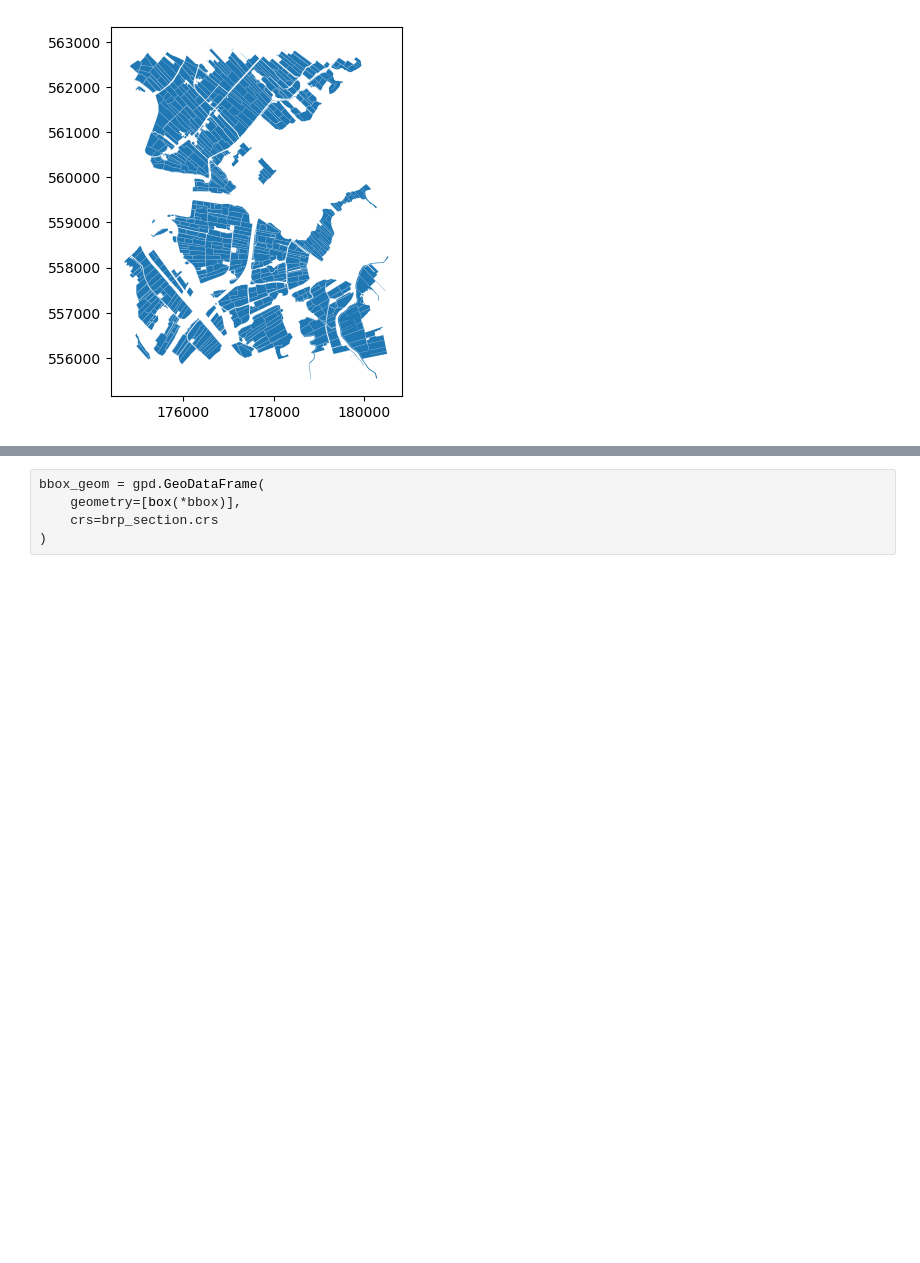
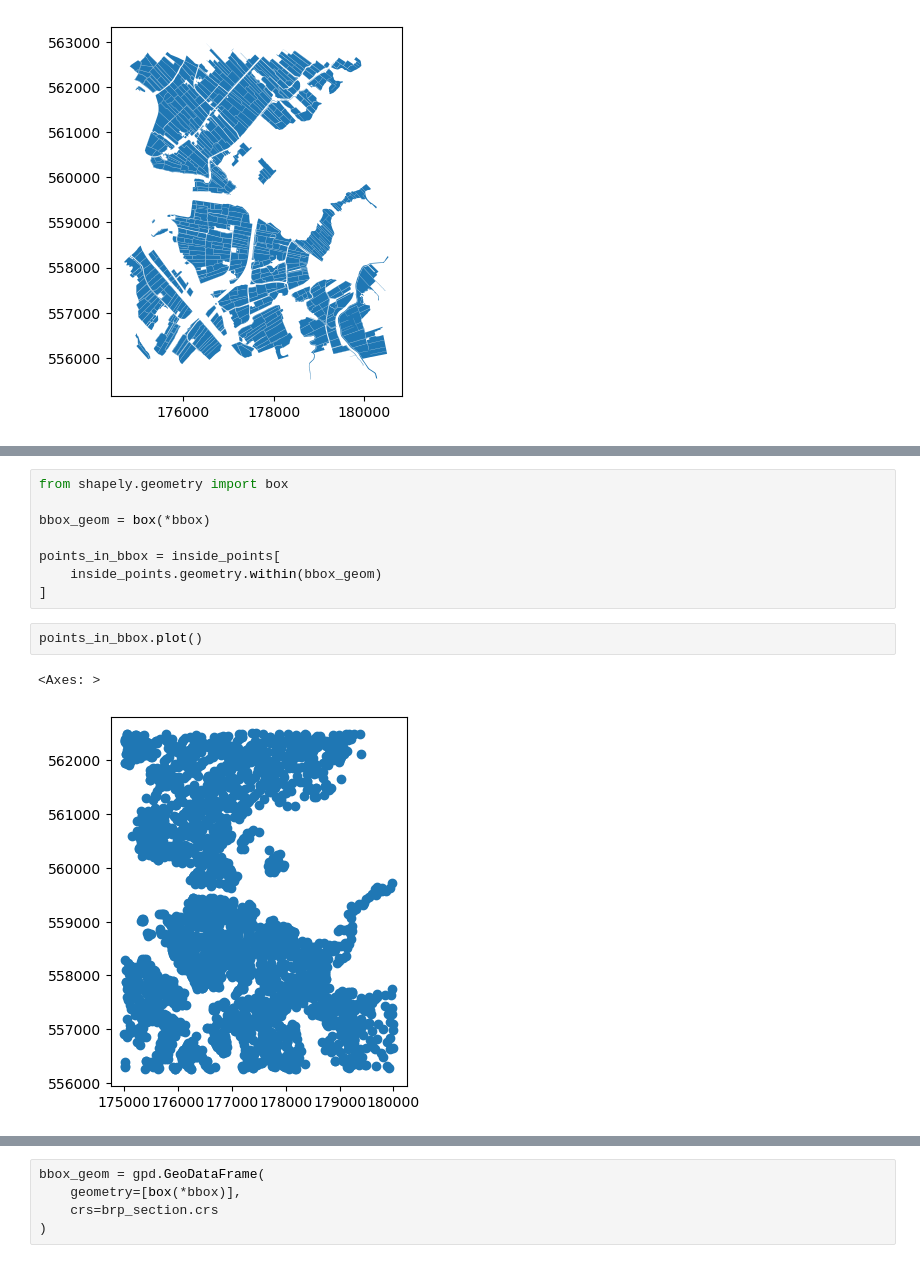
Before and after one commit to Morrizzzzz/RCE_GIS_Academy, a Jupyter notebook: AHN_ditches/AHN_ditch_processing.ipynb, the cells around one changed output, grey strips where cells are left out. Drawn from its saved outputs; the diff is of its cells as text; blank space fills up the shorter version.

```diff
--- a/AHN_ditches/AHN_ditch_processing.ipynb
+++ b/AHN_ditches/AHN_ditch_processing.ipynb
@@ -106,0 +128,13 @@ brp_section.plot()
+# %%
+from shapely.geometry import box
+
+bbox_geom = box(*bbox)
+
+points_in_bbox = inside_points[
+    inside_points.geometry.within(bbox_geom)
+]
+# %%
+points_in_bbox.plot()
+# %% [output]
+<Axes: >
+[figure, added]
```
Also changed, not shown: parts of 10 cells of this notebook.
